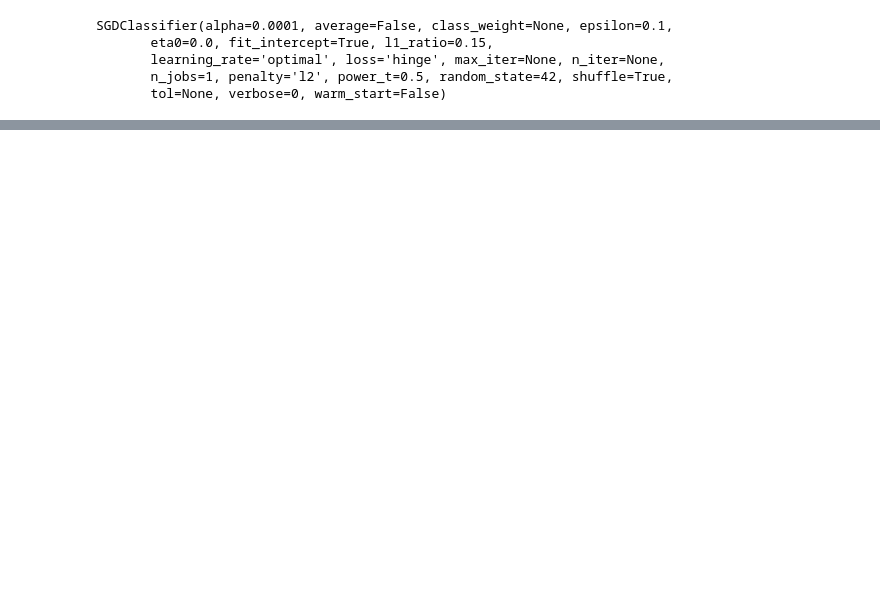
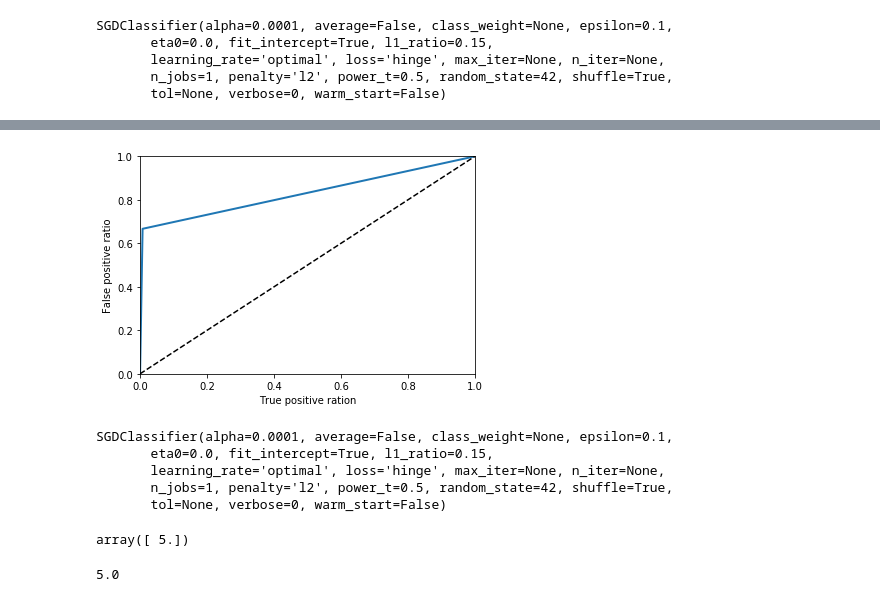
Before and after one commit to mateuszjancy/handson-ml, a Jupyter notebook: 02-Classification/ml.ipynb, the cells around one changed output, grey strips where cells are left out. Drawn from its saved outputs; the diff is of its cells as text; code cells hidden in the pictures; blank space fills up the shorter version.

```diff
--- a/02-Classification/ml.ipynb
+++ b/02-Classification/ml.ipynb
@@ -91,0 +123,13 @@ array([[59167,  4520],
+# %%
+fpr, tpr, treshold = roc_curve(y_train_5, y_scores)
+# %%
+def plot_roc_curve(fpr, tpr, label=None):
+    plt.plot(fpr, tpr, linewidth=2, label=label)
+    plt.plot([0,1], [0,1], "k--")
+    plt.axis([0,1,0,1])
+    plt.ylabel("False positive ratio")
+    plt.xlabel("True positive ration")
+# %%
+plot_roc_curve(fpr, tpr)
+# %% [output]
+[figure, added]
@@ -91,0 +138,12 @@ array([[59167,  4520],
+# %%
+sgd_clf.fit(X_train, y_train)
+# %% [output]
+SGDClassifier(alpha=0.0001, average=False, class_weight=None, epsilon=0.1,
+       eta0=0.0, fit_intercept=True, l1_ratio=0.15,
+       learning_rate='optimal', loss='hinge', max_iter=None, n_iter=None,
+       n_jobs=1, penalty='l2', power_t=0.5, random_state=42, shuffle=True,
+       tol=None, verbose=0, warm_start=False)
+# %%
+sgd_clf.predict([some_digit])
+# %% [output]
+array([ 5.])
@@ -91,0 +152,4 @@ array([[59167,  4520],
+# %%
+sgd_clf.classes_[5]
+# %% [output]
+5.0
```
Also changed, not shown: parts of 39 cells of this notebook.
